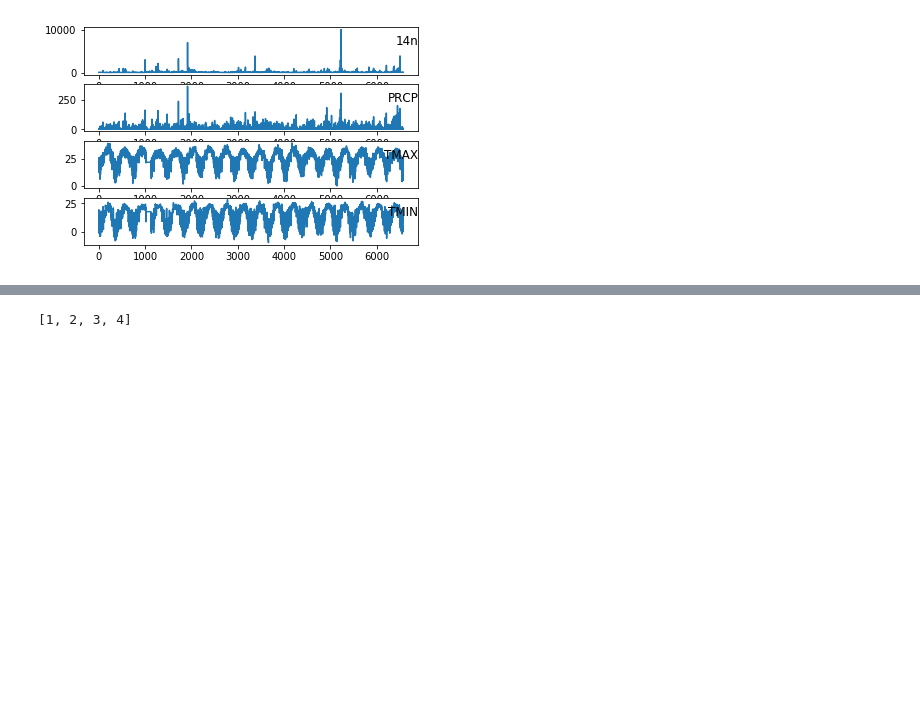
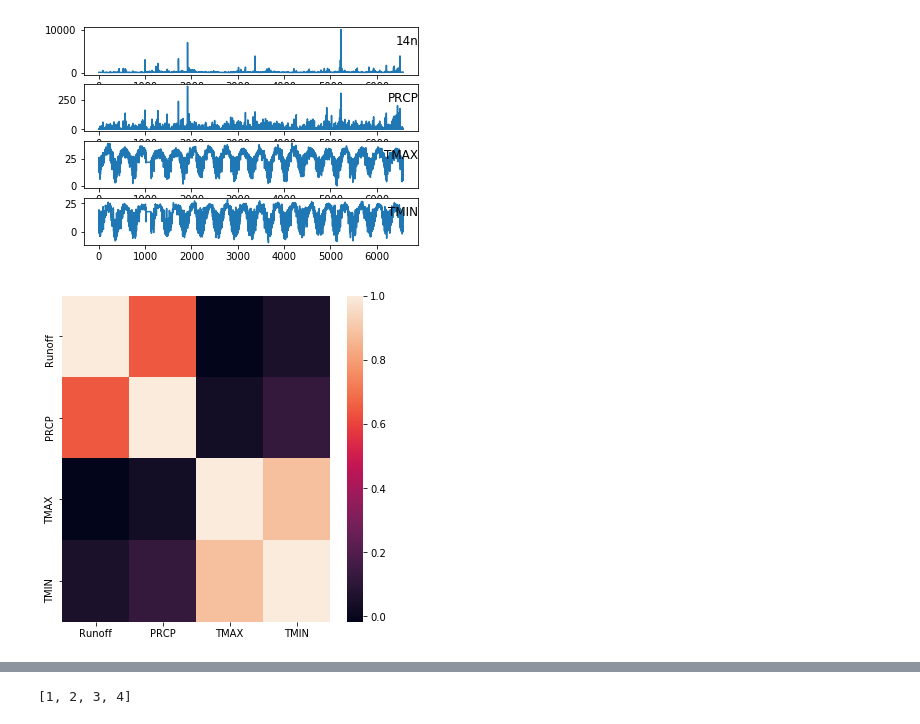
Before and after one commit to harsh29320/Capstone_project_2, a Jupyter notebook: Capstone_project_2.ipynb, the cells around one changed output, grey strips where cells are left out. Saved outputs shown, nothing was run; the diff lists cells and outputs as text; code cells hidden in the pictures; blank space fills up the shorter version.

```diff
--- a/Capstone_project_2.ipynb
+++ b/Capstone_project_2.ipynb
@@ -197,3 +194,10 @@ for n in groups:
 plt.show()
 # %% [output]
 [figure]
+# %%
+#checking covariance using heatmap
+corr = combined.corr()
+_ = plt.figure(figsize = (6,6))
+_ = sns.heatmap(corr, xticklabels=corr.columns, yticklabels=corr.columns)
+# %% [output]
+[figure, added]
```
Also changed, not shown: parts of 18 cells of this notebook.
